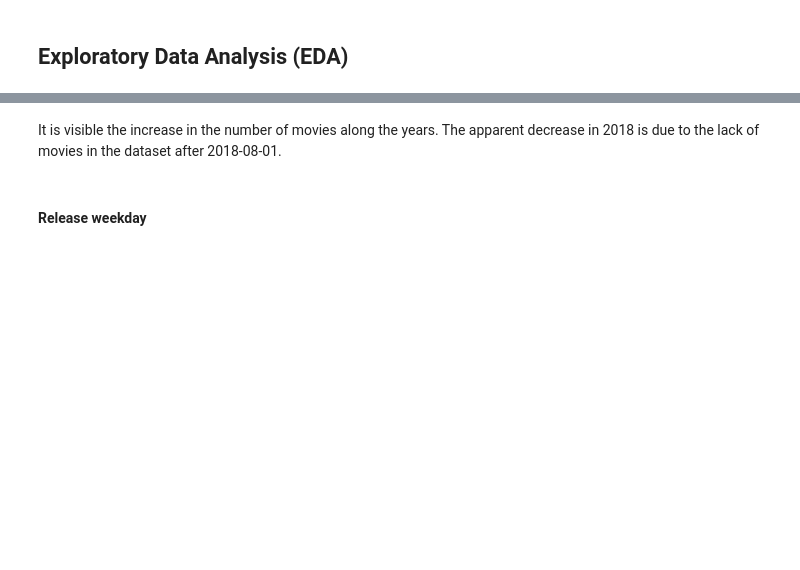
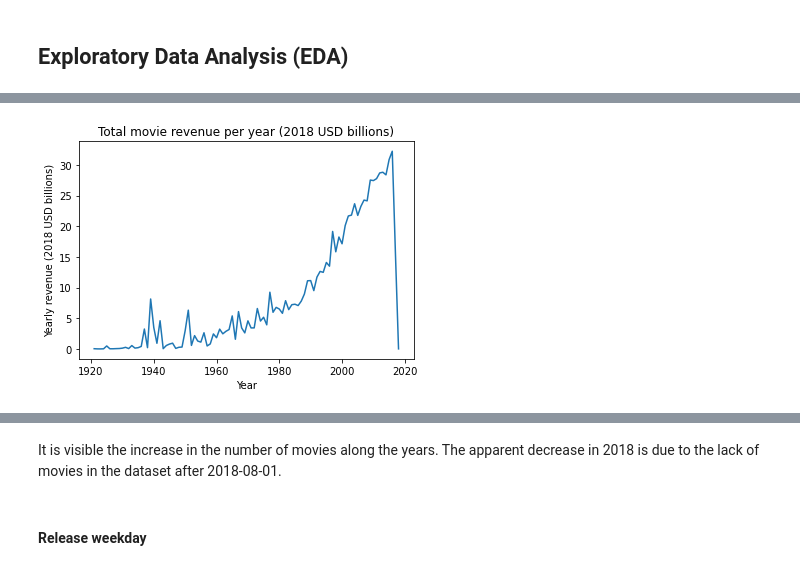
Before and after one commit to rstuckert3/movies_revenue_prediction, a Jupyter notebook: ML_project.ipynb, the cells around one changed output, grey strips where cells are left out. Cells and saved outputs as stored; diff of their text form; code cells hidden in the pictures; blank space fills up the shorter version.

Commit message:
Added some plots

```diff
--- a/ML_project.ipynb
+++ b/ML_project.ipynb
@@ -579,0 +611,11 @@ complete_df[complete_df['status'] != 'Released'][['title','status','release_date
+# %%
+df1 = complete_df.groupby('year', as_index=False)['revenue'].sum()
+df1['revenue_usd_billion'] = df1['revenue'].apply(lambda x: x / 1000000000)
+
+sns.lineplot(x="year", y = "revenue_usd_billion", data = df1)
+plt.title("Total movie revenue per year (2018 USD billions)")
+plt.xlabel("Year")
+plt.ylabel("Yearly revenue (" +  str(max_date.year) + " USD billions)")
+plt.show()
+# %% [output]
+[figure, added]
```
Also changed, not shown: parts of 76 cells of this notebook.
